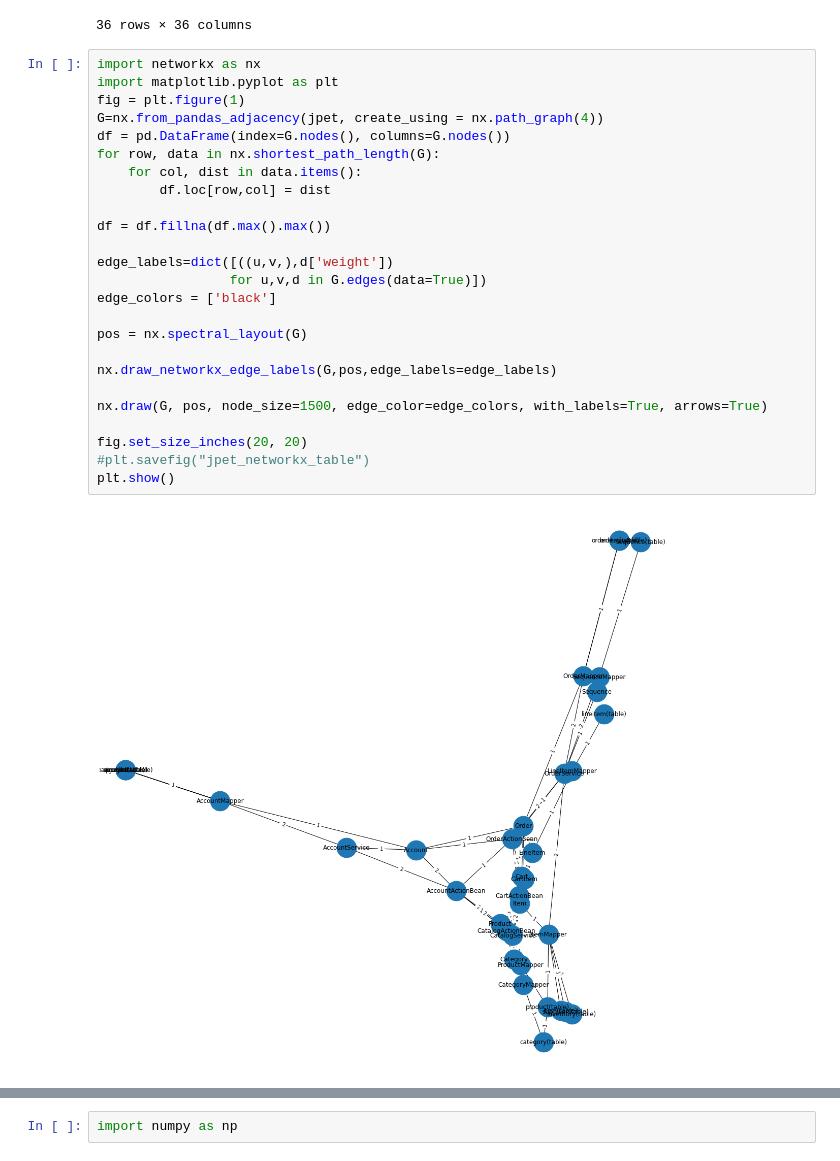
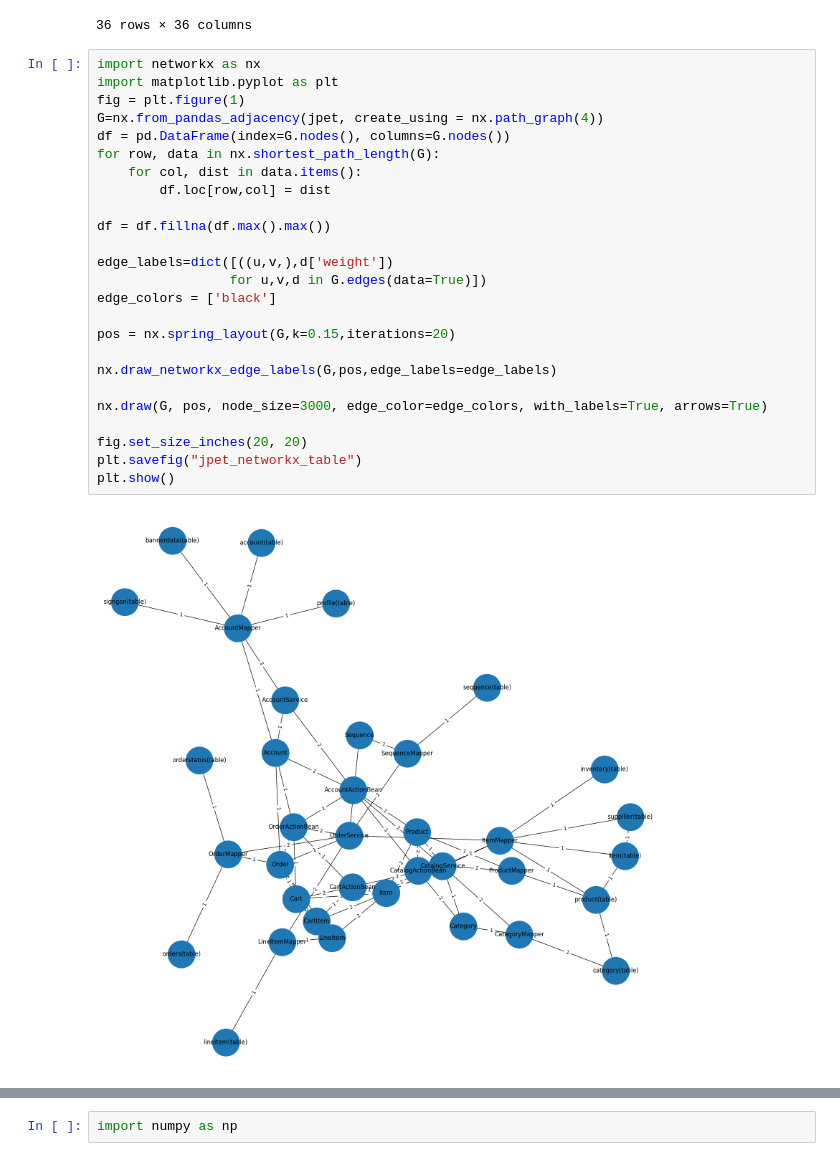
Before and after one commit to M4nare/jpet_n2v_clustering, a Jupyter notebook: main.ipynb, the cells around one changed output, grey strips where cells are left out. Drawn from its saved outputs; the diff is of its cells as text.

```diff
--- a/main.ipynb
+++ b/main.ipynb
@@ -27,30 +27,30 @@ jpet
 # %%
 import networkx as nx
 import matplotlib.pyplot as plt
 fig = plt.figure(1)
 G=nx.from_pandas_adjacency(jpet, create_using = nx.path_graph(4))
 df = pd.DataFrame(index=G.nodes(), columns=G.nodes())
 for row, data in nx.shortest_path_length(G):
     for col, dist in data.items():
         df.loc[row,col] = dist
 
 df = df.fillna(df.max().max())
 
 edge_labels=dict([((u,v,),d['weight'])
                  for u,v,d in G.edges(data=True)])
 edge_colors = ['black']
 
-pos = nx.spectral_layout(G)
+pos = nx.spring_layout(G,k=0.15,iterations=20)
 
 nx.draw_networkx_edge_labels(G,pos,edge_labels=edge_labels)
 
-nx.draw(G, pos, node_size=1500, edge_color=edge_colors, with_labels=True, arrows=True)
+nx.draw(G, pos, node_size=3000, edge_color=edge_colors, with_labels=True, arrows=True)
 
 fig.set_size_inches(20, 20)
-#plt.savefig("jpet_networkx_table")
+plt.savefig("jpet_networkx_table")
 plt.show()
 # %% [output]
-[figure, old version]
+[figure, new version]
 # %%
 from node2vec import Node2Vec
 
```
Also changed, not shown: parts of 1 cell of this notebook.
